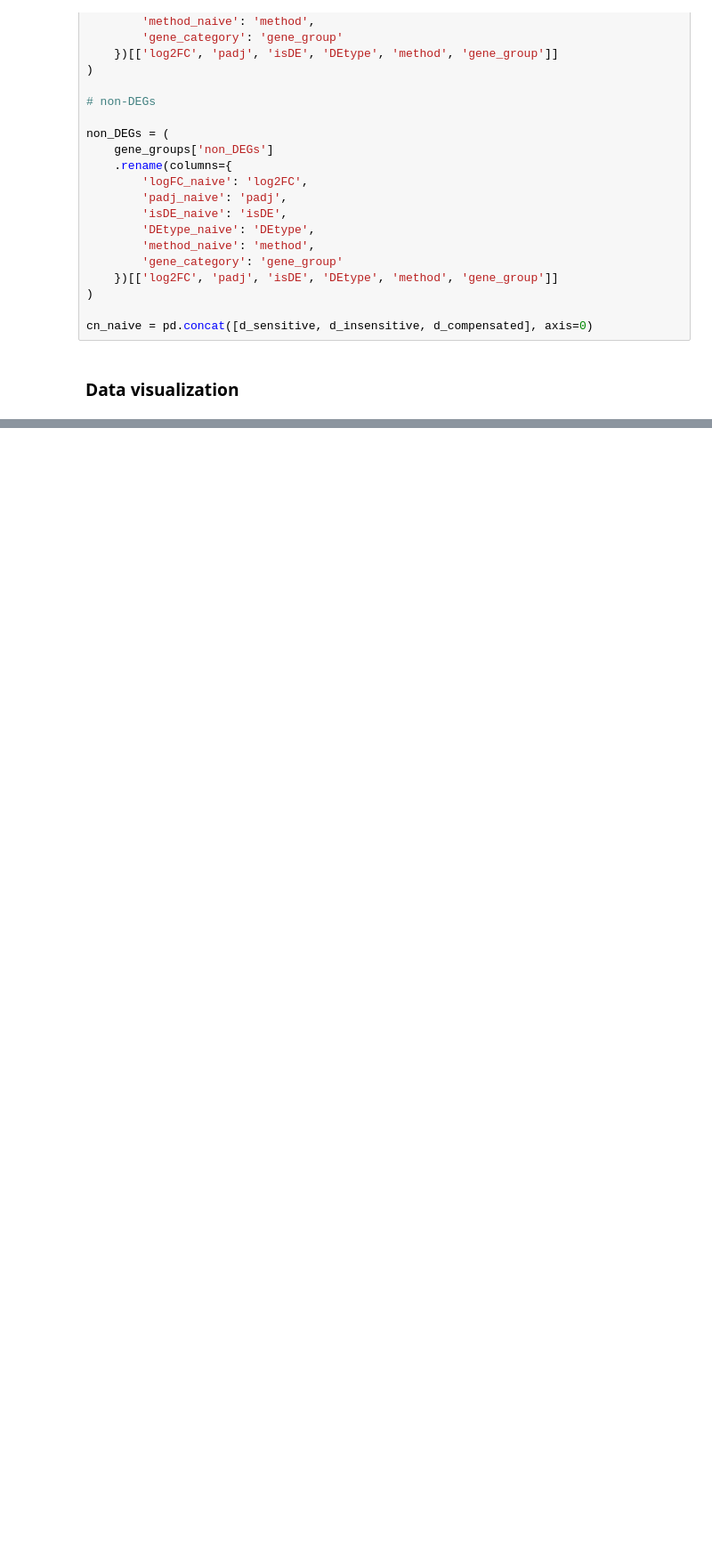
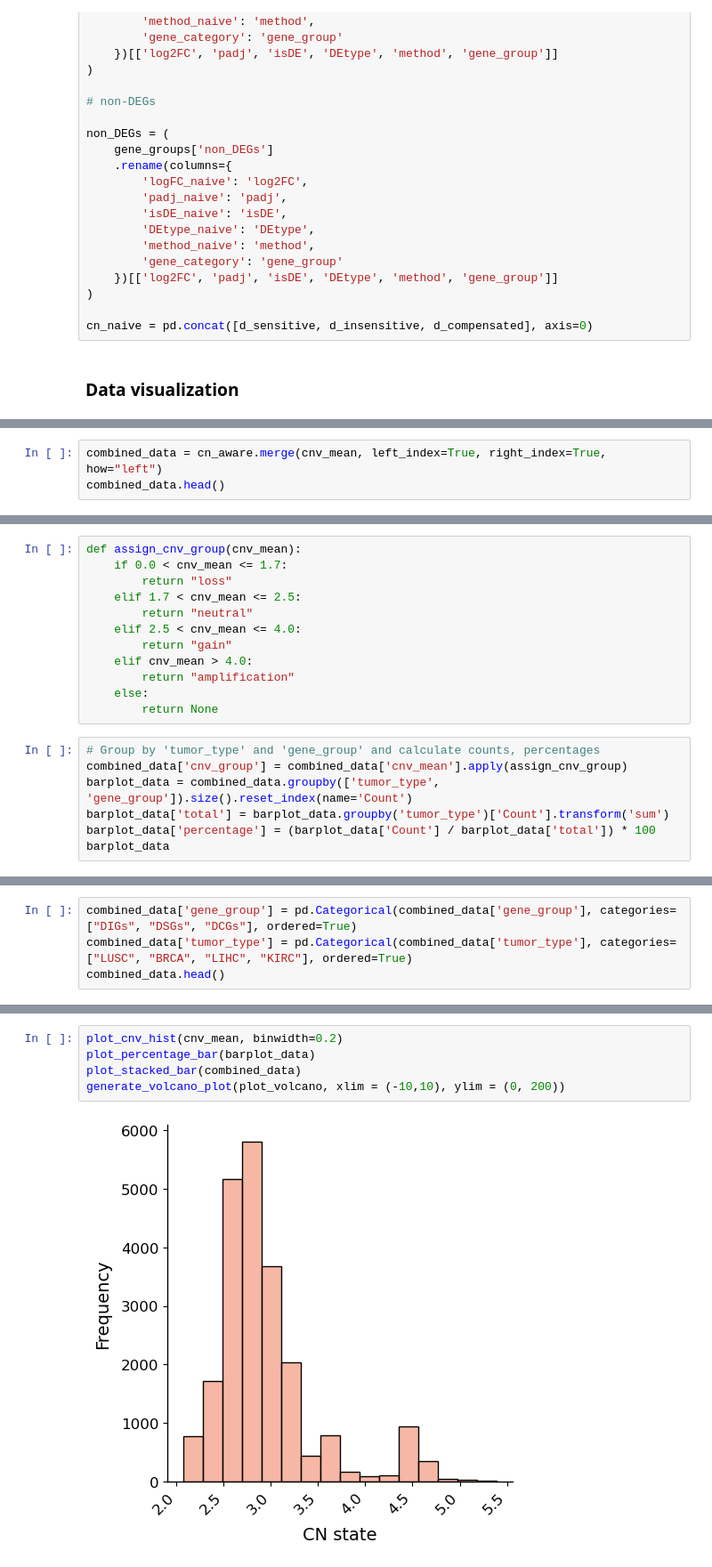
Before and after one commit to kdavydzenka/DeConveil, a Jupyter notebook: test_deconveil.ipynb, the cells around one changed output, grey strips where cells are left out. Shown at 89% size. Drawn from its saved outputs; the diff is of its cells as text; blank space fills up the shorter version.

Commit message:
adding plot functions

```diff
--- a/test_deconveil.ipynb
+++ b/test_deconveil.ipynb
@@ -532,0 +570,3 @@ generate_volcano_plot(plot_data, xlim = (-10,10), ylim = (0, 200))
+# %%
+combined_data = cn_aware.merge(cnv_mean, left_index=True, right_index=True, how="left")
+combined_data.head()
@@ -532,0 +580,19 @@ generate_volcano_plot(plot_data, xlim = (-10,10), ylim = (0, 200))
+# %%
+def assign_cnv_group(cnv_mean):
+    if 0.0 < cnv_mean <= 1.7:
+        return "loss"
+    elif 1.7 < cnv_mean <= 2.5:
+        return "neutral"
+    elif 2.5 < cnv_mean <= 4.0:
+        return "gain"
+    elif cnv_mean > 4.0:
+        return "amplification"
+    else:
+        return None
+# %%
+# Group by 'tumor_type' and 'gene_group' and calculate counts, percentages
+combined_data['cnv_group'] = combined_data['cnv_mean'].apply(assign_cnv_group)
+barplot_data = combined_data.groupby(['tumor_type', 'gene_group']).size().reset_index(name='Count')
+barplot_data['total'] = barplot_data.groupby('tumor_type')['Count'].transform('sum')
+barplot_data['percentage'] = (barplot_data['Count'] / barplot_data['total']) * 100
+barplot_data
@@ -532,0 +604,4 @@ generate_volcano_plot(plot_data, xlim = (-10,10), ylim = (0, 200))
+# %%
+combined_data['gene_group'] = pd.Categorical(combined_data['gene_group'], categories=["DIGs", "DSGs", "DCGs"], ordered=True)
+combined_data['tumor_type'] = pd.Categorical(combined_data['tumor_type'], categories=["LUSC", "BRCA", "LIHC", "KIRC"], ordered=True)
+combined_data.head()
@@ -532,0 +615,7 @@ generate_volcano_plot(plot_data, xlim = (-10,10), ylim = (0, 200))
+# %%
+plot_cnv_hist(cnv_mean, binwidth=0.2)
+plot_percentage_bar(barplot_data)
+plot_stacked_bar(combined_data)
+generate_volcano_plot(plot_volcano, xlim = (-10,10), ylim = (0, 200))
+# %% [output]
+[figure, added]
```
Also changed, not shown: parts of 19 cells of this notebook, 2 other files.
